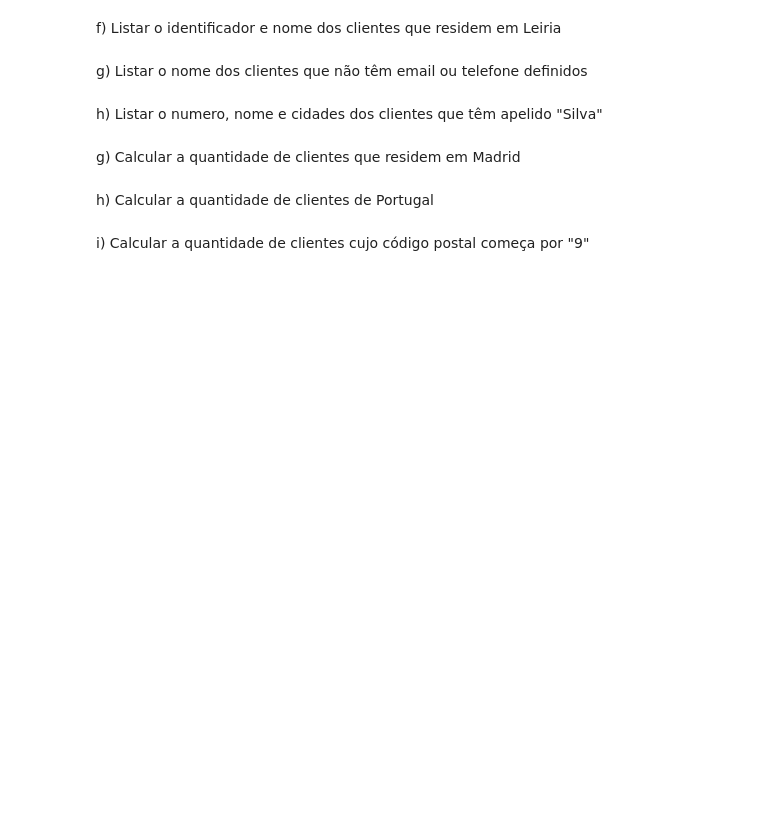
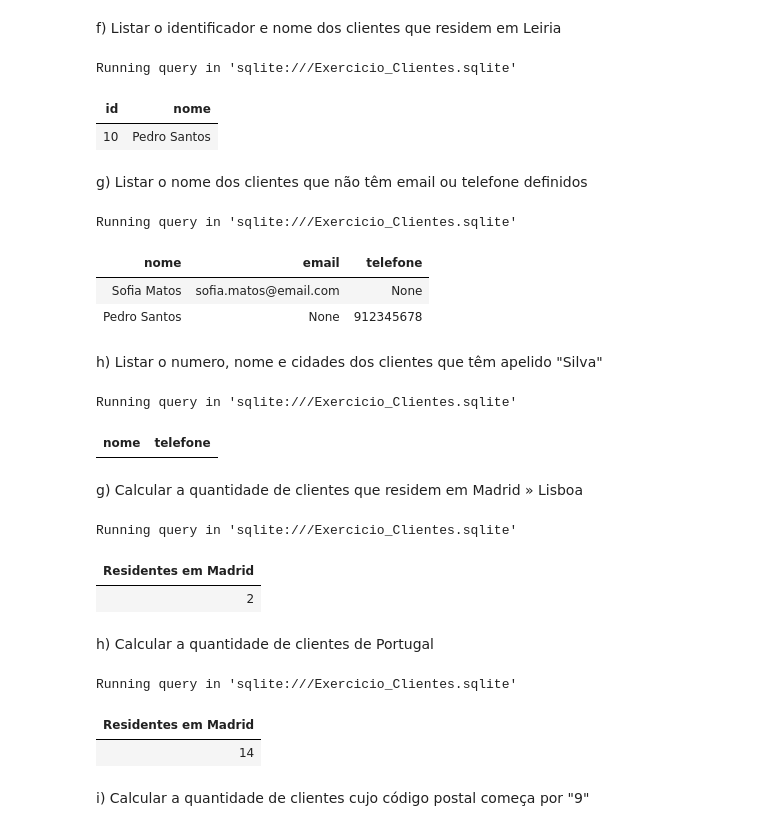
Before and after one commit to jpedrodias/FundamentosSQL, a Jupyter notebook: Week02/Exercicio_Clientes_resolvido.ipynb, the cells around one changed output. Drawn from its saved outputs; the diff is of its cells as text; code cells hidden in the pictures; blank space fills up the shorter version.

```diff
--- a/Week02/Exercicio_Clientes_resolvido.ipynb
+++ b/Week02/Exercicio_Clientes_resolvido.ipynb
@@ -272,12 +284,58 @@ VALUES ('Cláudia Nunes', 'claudia.nunes@email.com', '917334455', 'Av. dos Desco
 # %% [markdown]
 f) Listar o identificador e nome dos clientes que residem em Leiria
+# %%
+%%sql
+SELECT id, nome FROM clientes
+WHERE
+    cidade = 'Leiria'
+# %% [output]
+Running query in 'sqlite:///Exercicio_Clientes.sqlite'
+| id | nome |
+| 10 | Pedro Santos |
 # %% [markdown]
 g) Listar o nome dos clientes que não têm email ou telefone definidos
+# %%
+%%sql
+SELECT nome, email, telefone FROM clientes
+WHERE
+    email IS NULL OR
+    telefone IS NULL
+# %% [output]
+Running query in 'sqlite:///Exercicio_Clientes.sqlite'
+| nome | email | telefone |
+| Sofia Matos | sofia.matos@email.com | None |
+| Pedro Santos | None | 912345678 |
 # %% [markdown]
 h) Listar o numero, nome e cidades dos clientes que têm apelido "Silva"
+# %%
+%%sql
+SELECT nome, telefone FROM clientes
+WHERE
+    codigo_postal LIKE '%Silva'
+# %% [output]
+Running query in 'sqlite:///Exercicio_Clientes.sqlite'
+| nome | telefone |
 # %% [markdown]
-g) Calcular a quantidade de clientes que residem em Madrid
+g) Calcular a quantidade de clientes que residem em Madrid » Lisboa
+# %%
+%%sql
+SELECT COUNT(id) as "Residentes em Madrid" FROM clientes
+WHERE
+    cidade = 'Lisboa'
+# %% [output]
+Running query in 'sqlite:///Exercicio_Clientes.sqlite'
+| Residentes em Madrid |
+| 2 |
 # %% [markdown]
 h) Calcular a quantidade de clientes de Portugal
+# %%
+%%sql
+SELECT COUNT(id) as "Residentes em Madrid" FROM clientes
+WHERE
+    pais = 'Portugal'
+# %% [output]
+Running query in 'sqlite:///Exercicio_Clientes.sqlite'
+| Residentes em Madrid |
+| 14 |
 # %% [markdown]
 i) Calcular a quantidade de clientes cujo código postal começa por "9"
```
Also changed, not shown: parts of 21 cells of this notebook, 2 other files.
